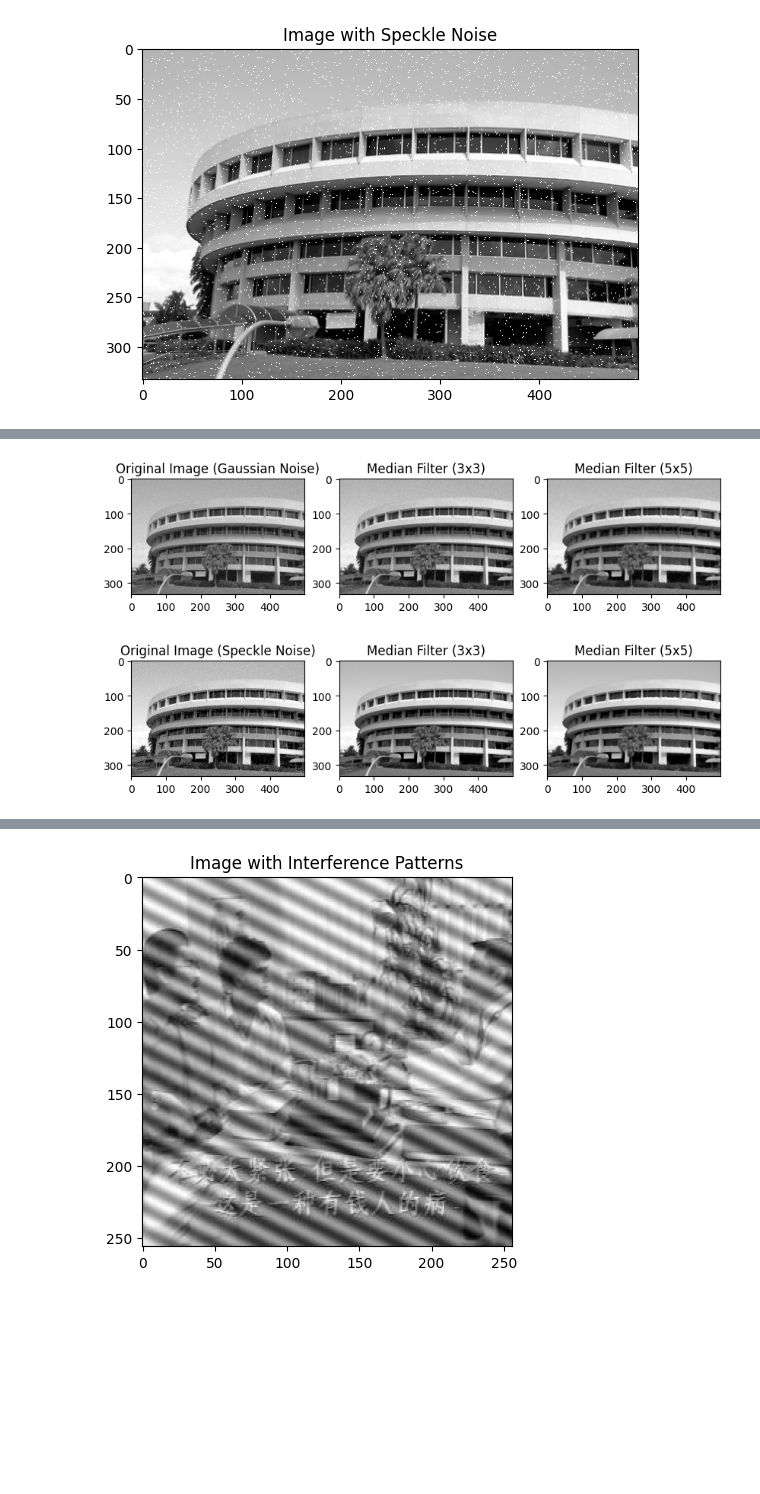
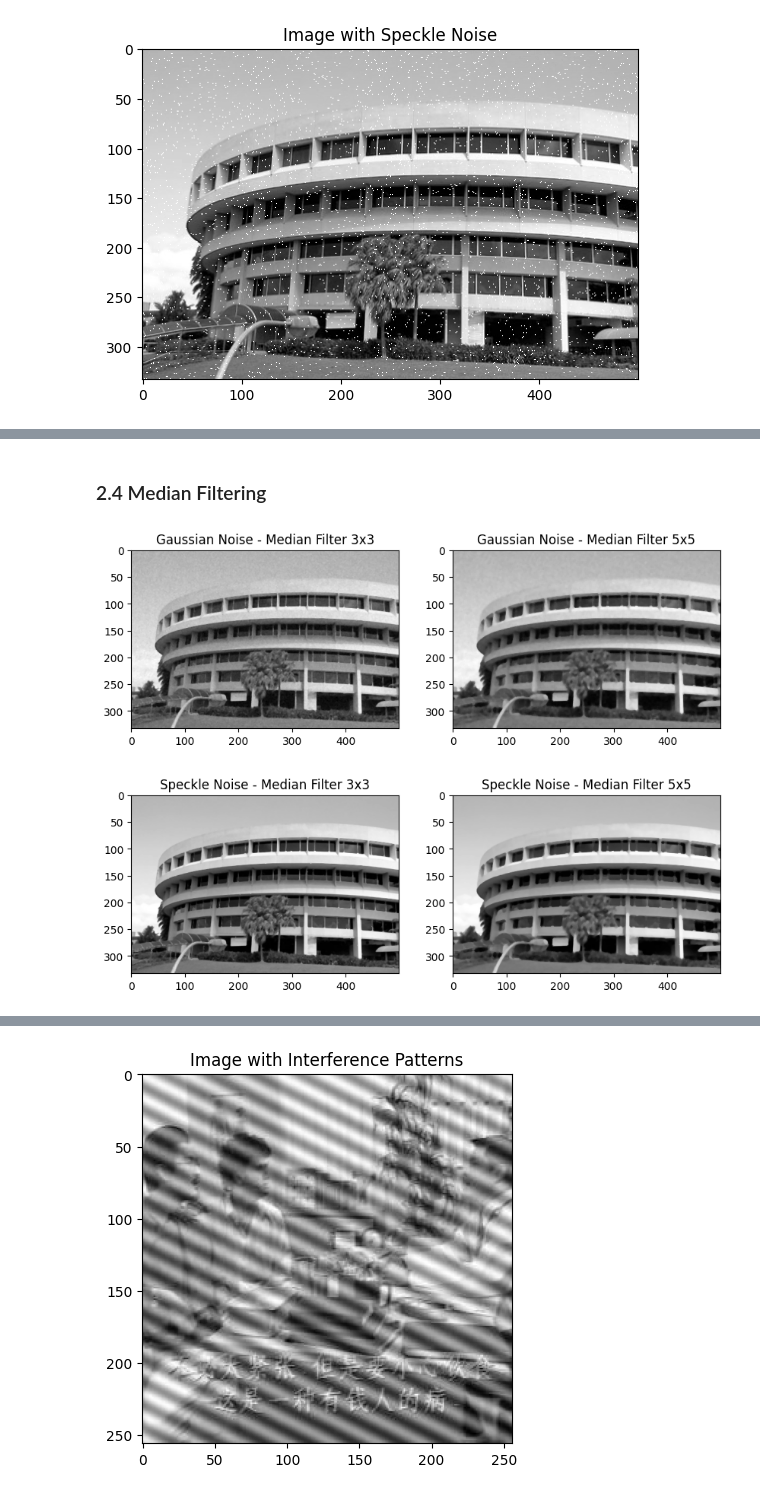
Before and after one commit to luksz/SC4061-Assignment-1, a Jupyter notebook: Lab 1.ipynb, the cells around one changed output, grey strips where cells are left out. Cells and saved outputs as stored; diff of their text form; code cells hidden in the pictures; blank space fills up the shorter version.

```diff
--- a/Lab 1.ipynb
+++ b/Lab 1.ipynb
@@ -240,52 +282,43 @@ Speckle Noise: Gaussian filters are less effective at removing speckle noise, as
+# %% [markdown]
+### 2.4 Median Filtering
 # %%
 import cv2
 import matplotlib.pyplot as plt
 from scipy.ndimage import median_filter
 
-# Load images
+# Load the images with Gaussian and Speckle noise
 image_gaussian_noise = cv2.imread('lib-gn.jpg', cv2.IMREAD_GRAYSCALE)
 image_speckle_noise = cv2.imread('lib-sp.jpg', cv2.IMREAD_GRAYSCALE)
 
-# Apply median filtering with 3x3 and 5x5 neighborhoods
-median_3x3_gaussian = median_filter(image_gaussian_noise, size=3)
-median_5x5_gaussian = median_filter(image_gaussian_noise, size=5)
+# Apply median filtering on Gaussian noise image with 3x3 and 5x5 filters
+median_gaussian_3x3 = median_filter(image_gaussian_noise, size=3)
+median_gaussian_5x5 = median_filter(image_gaussian_noise, size=5)
 
-median_3x3_speckle = median_filter(image_speckle_noise, size=3)
-median_5x5_speckle = median_filter(image_speckle_noise, size=5)
+# Apply median filtering on Speckle noise image with 3x3 and 5x5 filters
+median_speckle_3x3 = median_filter(image_speckle_noise, size=3)
+median_speckle_5x5 = median_filter(image_speckle_noise, size=5)
 
-# Display the results for the image with Gaussian noise
+# Display results for Gaussian noise image
 plt.figure(figsize=(10, 5))
+plt.subplot(1, 2, 1)
+plt.imshow(median_gaussian_3x3, cmap='gray')
+plt.title('Gaussian Noise - Median Filter 3x3')
 
-plt.subplot(1, 3, 1)
-plt.imshow(image_gaussian_noise, cmap='gray')
-plt.title('Original Image (Gaussian Noise)')
-
-plt.subplot(1, 3, 2)
-plt.imshow(median_3x3_gaussian, cmap='gray')
-plt.title('Median Filter (3x3)')
-
-plt.subplot(1, 3, 3)
-plt.imshow(median_5x5_gaussian, cmap='gray')
-plt.title('Median Filter (5x5)')
-
+plt.subplot(1, 2, 2)
+plt.imshow(median_gaussian_5x5, cmap='gray')
+plt.title('Gaussian Noise - Median Filter 5x5')
 plt.show()
 
-# Display the results for the image with Speckle noise
+# Display results for Speckle noise image
 plt.figure(figsize=(10, 5))
+plt.subplot(1, 2, 1)
+plt.imshow(median_speckle_3x3, cmap='gray')
+plt.title('Speckle Noise - Median Filter 3x3')
 
-plt.subplot(1, 3, 1)
-plt.imshow(image_speckle_noise, cmap='gray')
-plt.title('Original Image (Speckle Noise)')
-
-plt.subplot(1, 3, 2)
-plt.imshow(median_3x3_speckle, cmap='gray')
-plt.title('Median Filter (3x3)')
-
-plt.subplot(1, 3, 3)
-plt.imshow(median_5x5_speckle, cmap='gray')
-plt.title('Median Filter (5x5)')
-
+plt.subplot(1, 2, 2)
+plt.imshow(median_speckle_5x5, cmap='gray')
+plt.title('Speckle Noise - Median Filter 5x5')
 plt.show()
 # %% [output]
-[figure, old version]
+[figure, new version]
-[figure, old version]
+[figure, new version]
```
Also changed, not shown: parts of 14 cells of this notebook.
